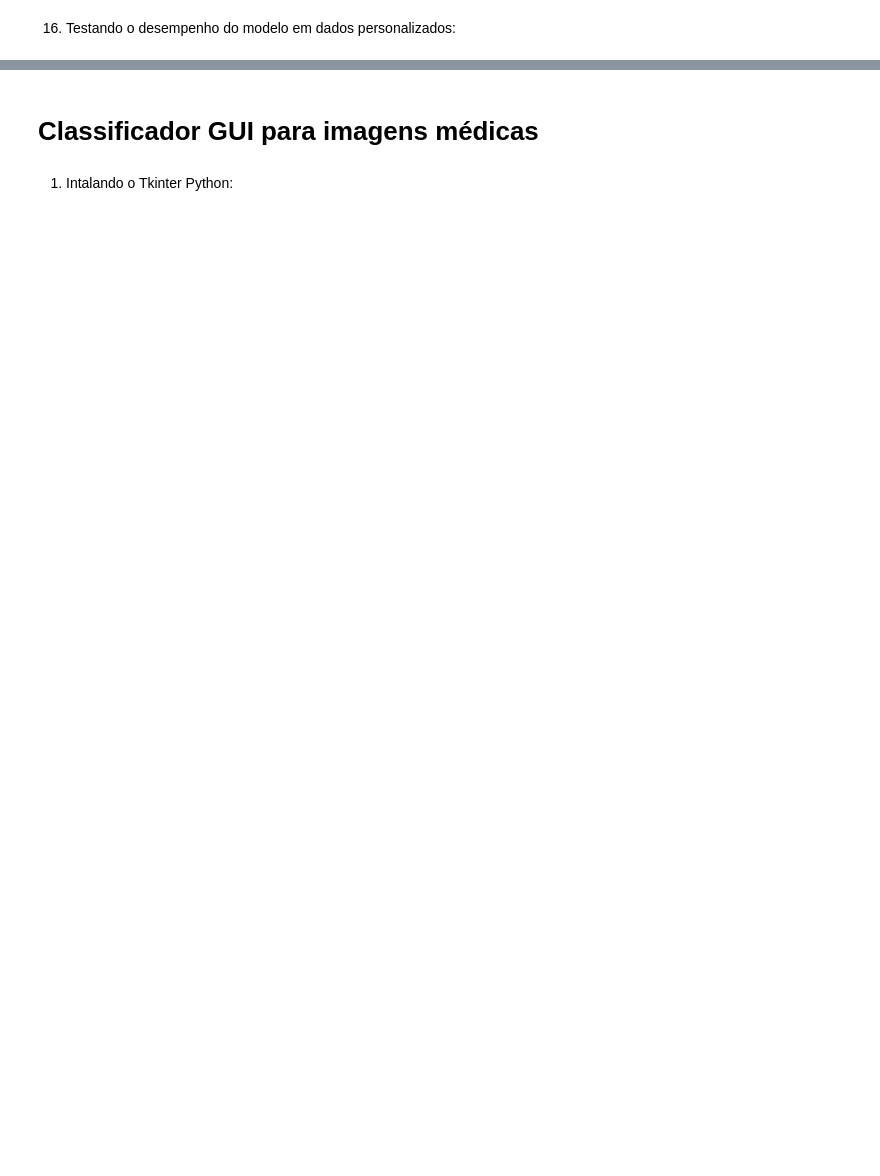
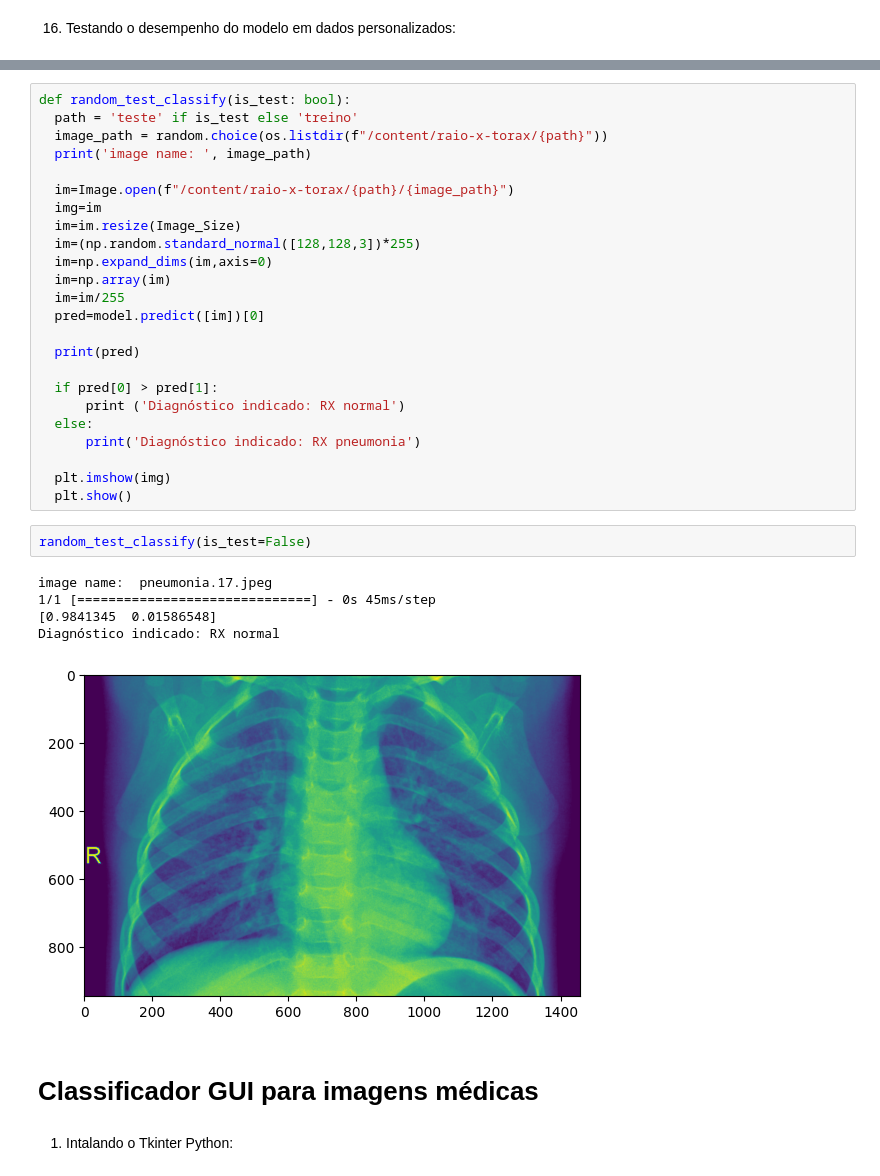
Before and after one commit to Weverton-Vitor/face-recognation, a Jupyter notebook: x_ray_classification.ipynb, the cells around one changed output, grey strips where cells are left out. Cells and saved outputs as stored; diff of their text form; blank space fills up the shorter version.

```diff
--- a/x_ray_classification.ipynb
+++ b/x_ray_classification.ipynb
@@ -426,3 +434,35 @@ Diagnóstico indicado: RX normal
+# %%
+def random_test_classify(is_test: bool):
+  path = 'teste' if is_test else 'treino'
+  image_path = random.choice(os.listdir(f"/content/raio-x-torax/{path}"))
+  print('image name: ', image_path)
+
+  im=Image.open(f"/content/raio-x-torax/{path}/{image_path}")
+  img=im
+  im=im.resize(Image_Size)
+  im=(np.random.standard_normal([128,128,3])*255)
+  im=np.expand_dims(im,axis=0)
+  im=np.array(im)
+  im=im/255
+  pred=model.predict([im])[0]
+
+  print(pred)
+
+  if pred[0] > pred[1]:
+      print ('Diagnóstico indicado: RX normal')
+  else:
+      print('Diagnóstico indicado: RX pneumonia')
+
+  plt.imshow(img)
+  plt.show()
+# %%
+random_test_classify(is_test=False)
+# %% [output]
+image name:  pneumonia.17.jpeg
+1/1 [==============================] - 0s 45ms/step
+[0.9841345  0.01586548]
+Diagnóstico indicado: RX normal
+[figure, added]
 # %% [markdown]
 # Classificador GUI para imagens médicas
 # %% [markdown]
```
Also changed, not shown: parts of 20 cells of this notebook.
